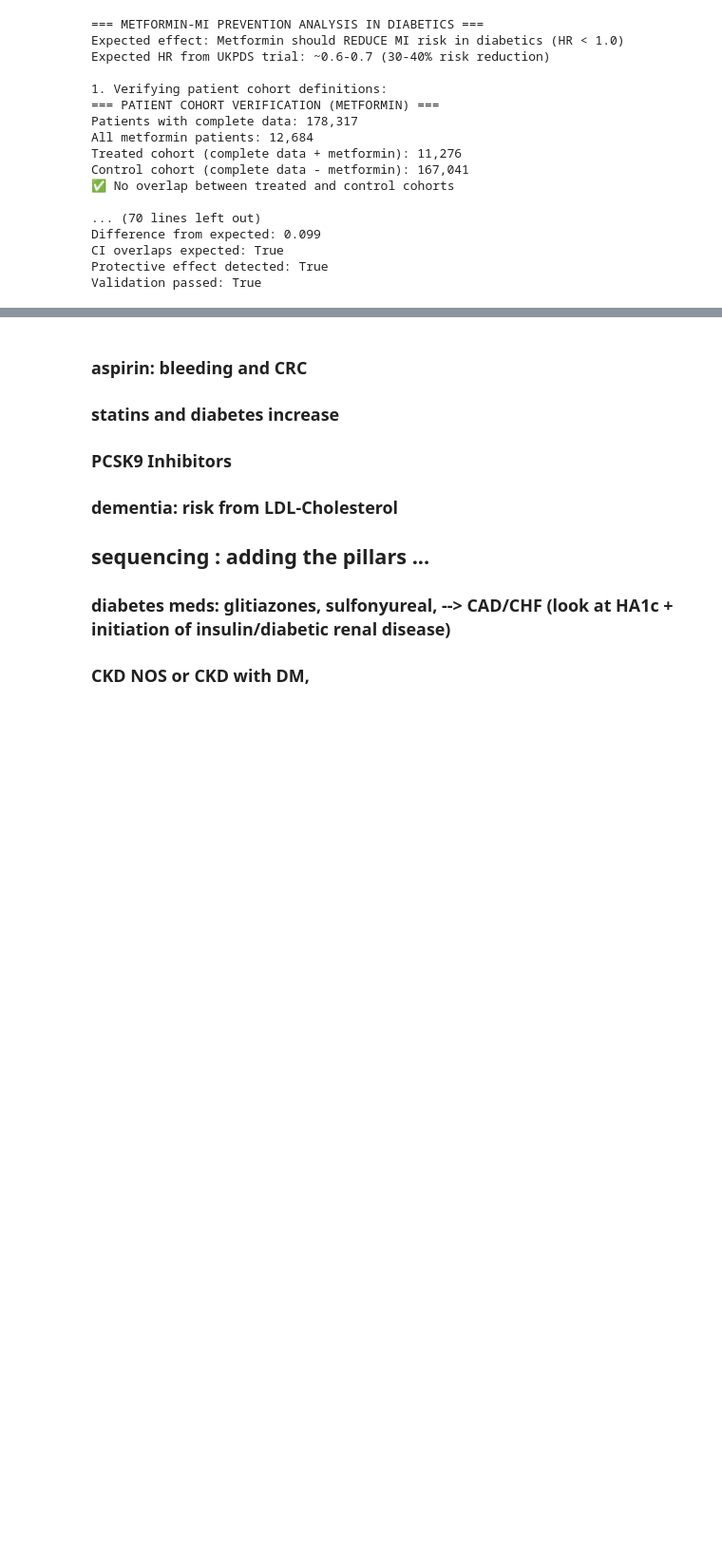
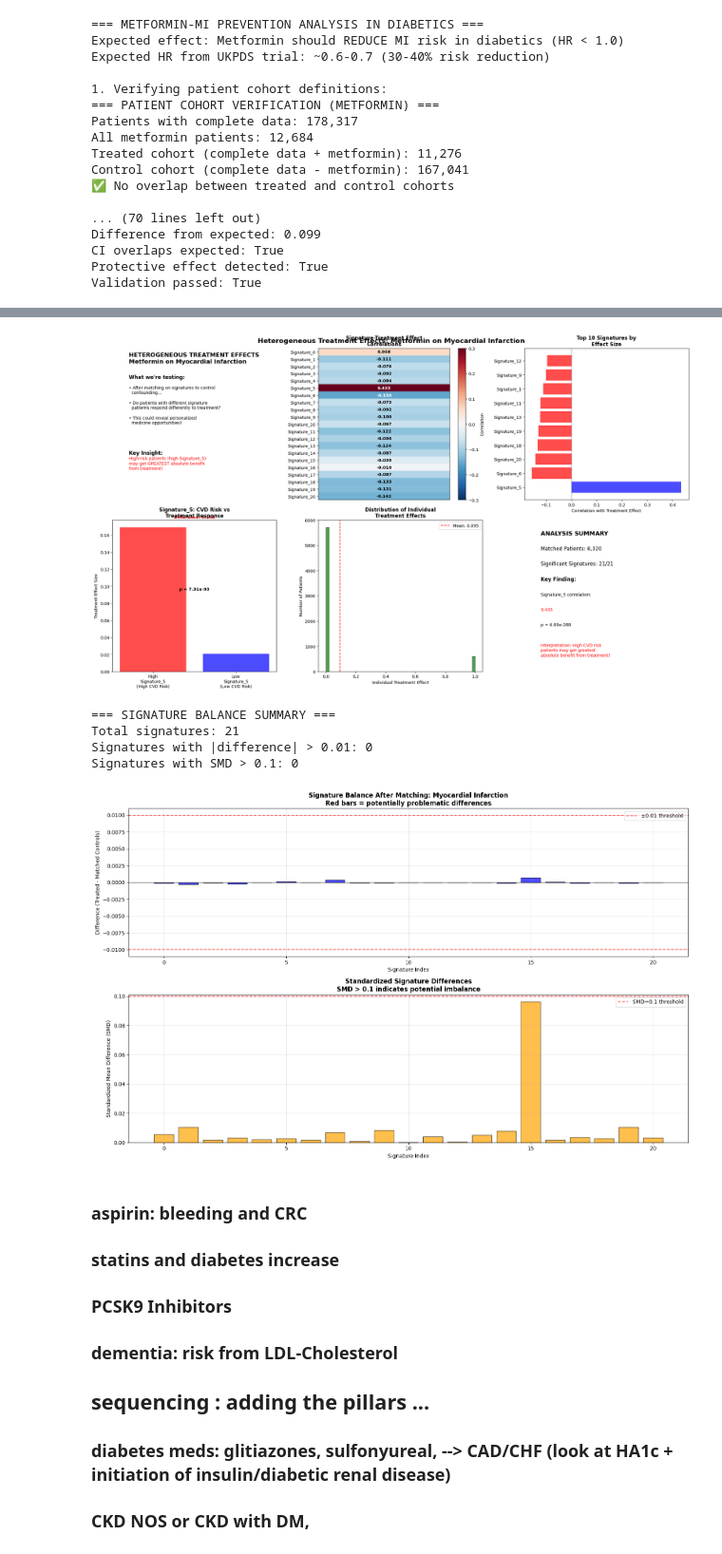
Before and after one commit to surbut/dtwin_noulli, a Jupyter notebook: comprehensive_analysis_notebook.ipynb, the cells around one changed output, grey strips where cells are left out. Shown at 95% size. Cells and saved outputs as stored; diff of their text form; code cells hidden in the pictures; blank space fills up the shorter version.

```diff
--- a/comprehensive_analysis_notebook.ipynb
+++ b/comprehensive_analysis_notebook.ipynb
@@ -631,0 +635,26 @@ Validation passed: True
+# %%
+
+from differential_response_analysis import *
+
+# Run the analysis
+# Run the analysis
+heterogeneous_results = analyze_heterogeneous_treatment_effects(
+    drug_prescriptions=metformins_clean,
+    outcome_idx=112,  # MI
+    outcome_name="Myocardial Infarction",
+    thetas=thetas,
+    disease_names=disease_names,
+    Y_tensor=Y,
+    covariate_dicts=covariate_dicts,
+    processed_ids=processed_ids  # Now this will work!
+)
+
+# Print results
+print("\n=== HETEROGENEOUS TREATMENT EFFECTS ===")
+for sig_name, result in heterogeneous_results['signature_heterogeneity'].items():
+    if result['significant']:
+        print(f"\n{sig_name}:")
+        print(f"  Correlation with treatment effect: {result['correlation']:.3f} (p={result['correlation_pval']:.3e})")
+        print(f"  High signature patients: mean effect = {result['high_effects_mean']:.3f}")
+        print(f"  Low signature patients: mean effect = {result['low_effects_mean']:.3f}")
+        print(f"  High vs Low difference: t={result['high_vs_low_tstat']:.3f} (p={result['high_vs_low_pval']:.3e})")
@@ -632,3 +679,25 @@ Validation passed: True
+# %%
+# Create visualization
+fig = create_heterogeneous_effects_visualization(heterogeneous_results, "Myocardial Infarction", "Metformin")
+plt.show()
+
+# Also create signature balance plot to check matching quality
+if 'matched_pairs' in heterogeneous_results:
+    balance_fig = create_signature_balance_plot(
+        heterogeneous_results['matched_pairs'],
+        thetas,
+        processed_ids,
+        "Myocardial Infarction"
+    )
+    if balance_fig:
+        plt.show()
+# %% [output]
+[figure, added]
+=== SIGNATURE BALANCE SUMMARY ===
+Total signatures: 21
+Signatures with |difference| > 0.01: 0
+Signatures with SMD > 0.1: 0
+[figure, added]
 # %% [markdown]
 ### aspirin: bleeding and CRC
 ### statins and diabetes increase
```
Also changed, not shown: parts of 18 cells of this notebook, 9 other files.
